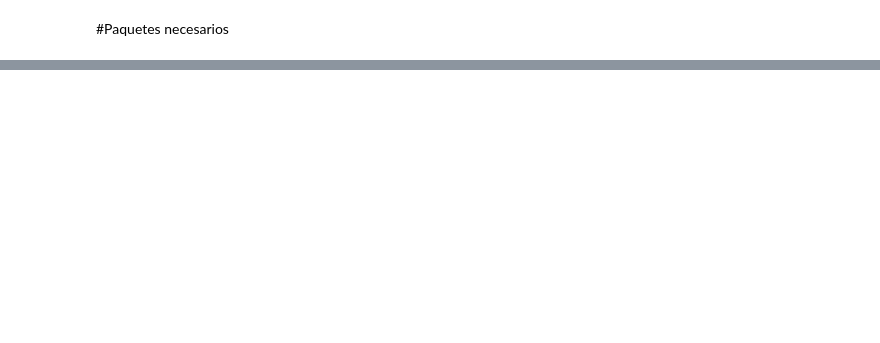
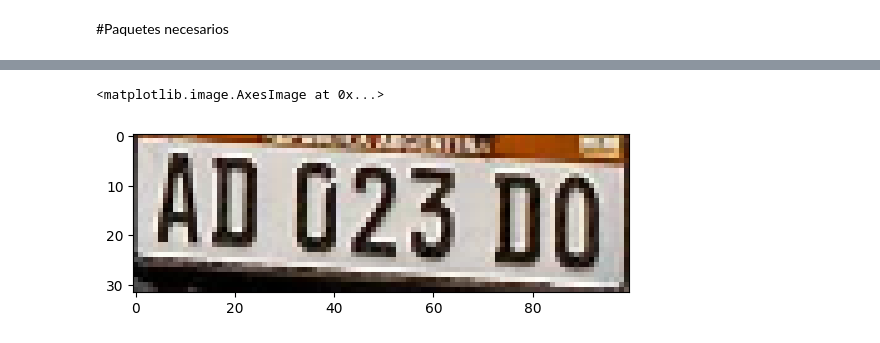
Before and after one commit to GuillermoMML/VC, a Jupyter notebook: VC_p5/VC_P5.ipynb, the cells around one changed output, grey strips where cells are left out. Saved outputs shown, nothing was run; the diff lists cells and outputs as text; code cells hidden in the pictures; blank space fills up the shorter version.

```diff
--- a/VC_p5/VC_P5.ipynb
+++ b/VC_p5/VC_P5.ipynb
@@ -115,0 +101,7 @@ Reconocimiento decaracteres tras instalar easyocr
+# %%
+x,y,w ,h = cv2.boundingRect(license)
+cropped = img[y:y+h,x:x+w]
+plt.imshow(cropped)
+# %% [output]
+<matplotlib.image.AxesImage at 0x...>
+[figure, added]
```
Also changed, not shown: parts of 15 cells of this notebook, 19 other files.
